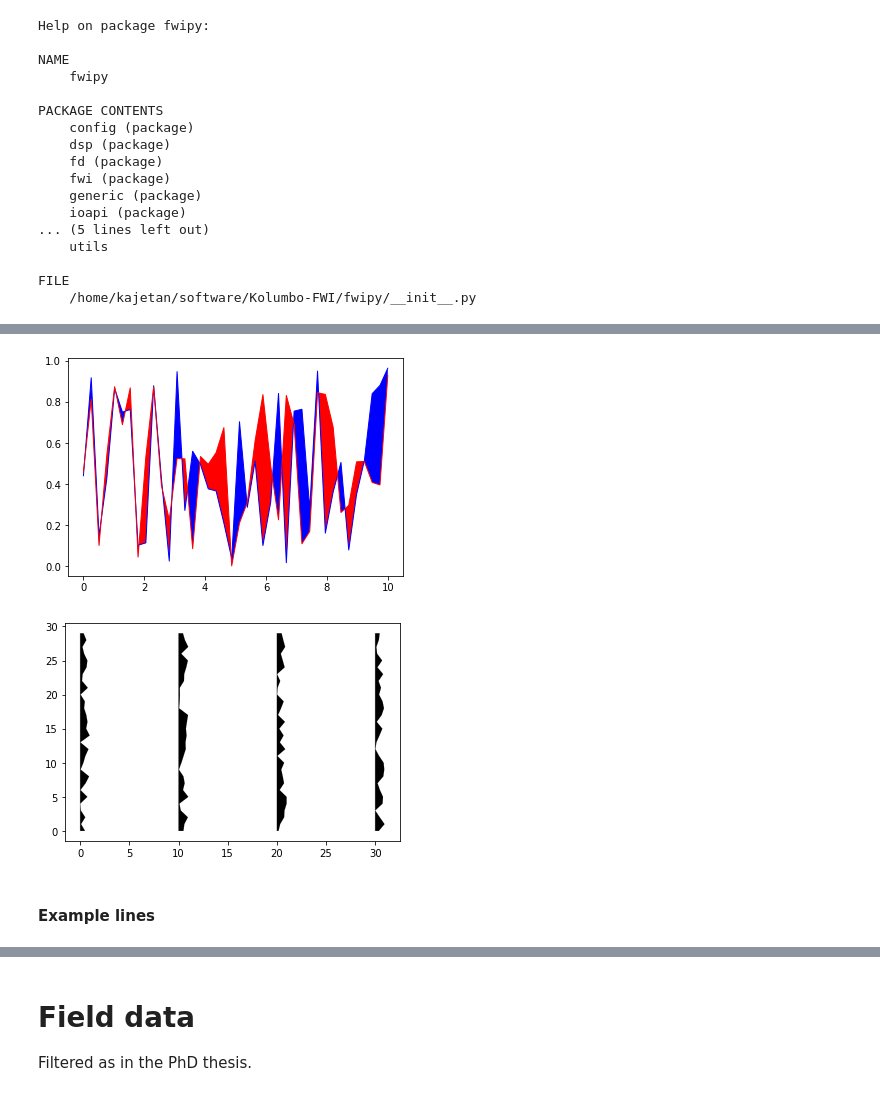
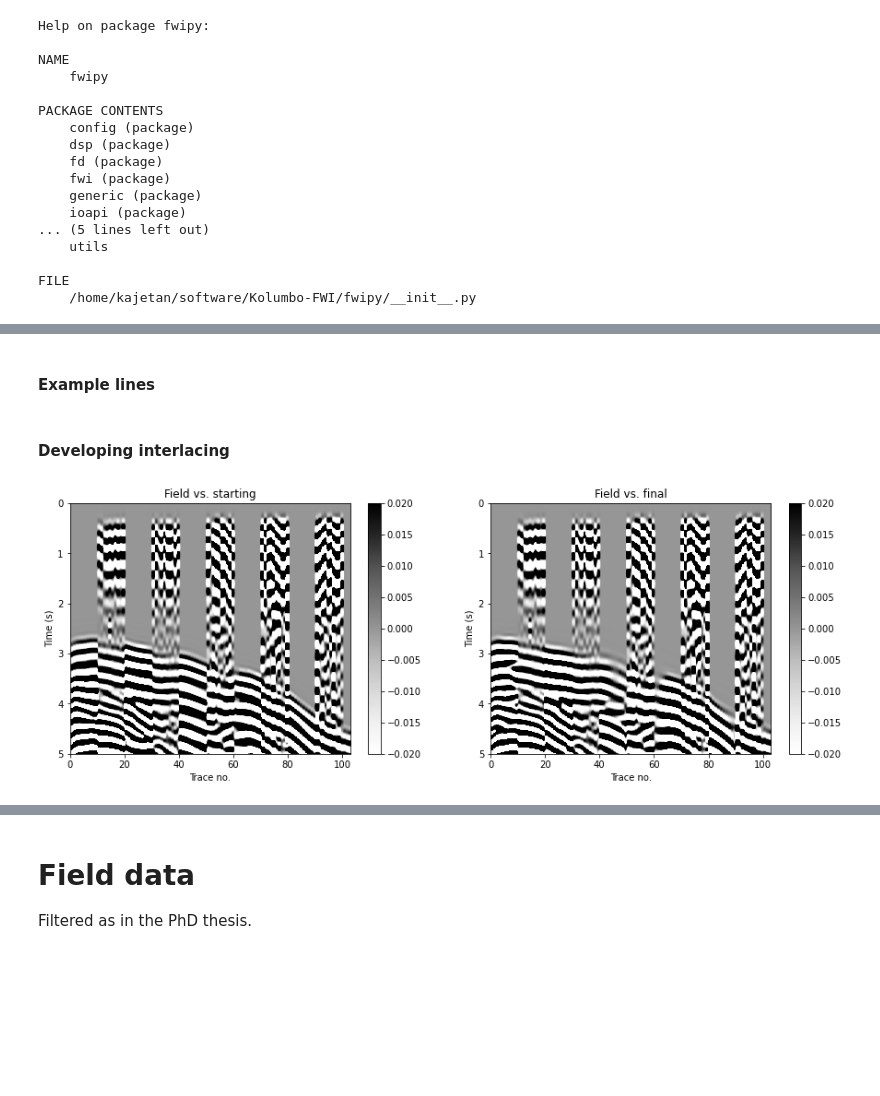
Before and after one commit to kmch/Kolumbo-FWI, a Jupyter notebook: notebooks/Data_fit.ipynb, the cells around one changed output, grey strips where cells are left out. Saved outputs shown, nothing was run; the diff lists cells and outputs as text; code cells hidden in the pictures; blank space fills up the shorter version.

Commit message:
nb: added wiggle plots in Data_fit

```diff
--- a/notebooks/Data_fit.ipynb
+++ b/notebooks/Data_fit.ipynb
@@ -40,22 +38,33 @@ FILE
-# %%
-# plot_2_series
-from fwipy.utils import plot_2_series
-ns = 40
-x = np.linspace(0,10,ns)
-y1 = np.random.rand(ns)
-y2 = np.random.rand(ns)
-plot_2_series(x, y1, y2)
-# %% [output]
-[figure, removed]
-# %%
-# plot_wiggles
-from fwipy.utils import plot_wiggles
-Z = np.random.rand(4,1,30)
-plot_wiggles(Z)
-# %% [output]
-[figure, removed]
 # %% [markdown]
 #### Example lines
 # %%
 tracf = 4112
 ep = 8
+# %% [markdown]
+#### Developing interlacing
+# %%
+def compare_data(sgy1, sgy2, tracf, ep, dt=0.0025, cmap='Greys', tmin=None, tmax=None,
+                vmin=None, vmax=None):
+    from fwipy.ndat.arrays import Arr2d, modify_array, interleave_arrays
+    a1 = modify_array(sgy1.read(win=dict(tracf=[tracf],ep=[ep]), overwrite=0)[:,0,:], norm='max')
+    a2 = modify_array(sgy2.read(win=dict(tracf=[tracf],ep=[ep]), overwrite=0)[:,0,:], norm='max')
+    t1 = 0
+    t2 = a1.shape[-1] * dt
+    x1 = 0
+    x2 = a1.shape[0]
+    a = interleave_arrays(a1, a2)
+    plt.imshow(a.T, aspect='auto', extent=[x1, x2, t2, t1],
+               cmap=cmap, vmin=vmin, vmax=vmax)
+    plt.colorbar()
+    plt.xlabel('Trace no.')
+    plt.ylabel('Time (s)')
+    plt.ylim(tmax, tmin)
+figure(15,5)
+plt.subplot(121)
+plt.title('Field vs. starting')
+compare_data(sgy000, sgyobs, tracf, ep, tmin=0, tmax=5, vmin=-.02, vmax=.02)
+plt.subplot(122)
+plt.title('Field vs. final')
+compare_data(sgy160, sgyobs, tracf, ep, tmin=0, tmax=5, vmin=-.02, vmax=.02)
+# %% [output]
+[figure, added]
```
Also changed, not shown: parts of 15 cells of this notebook.
